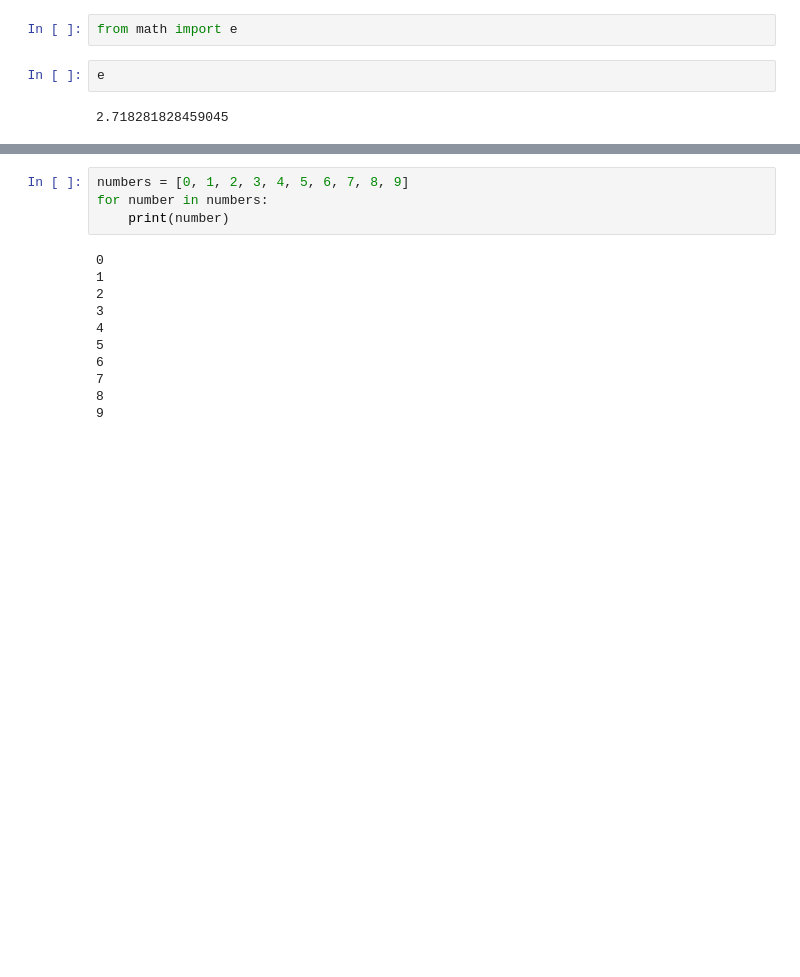
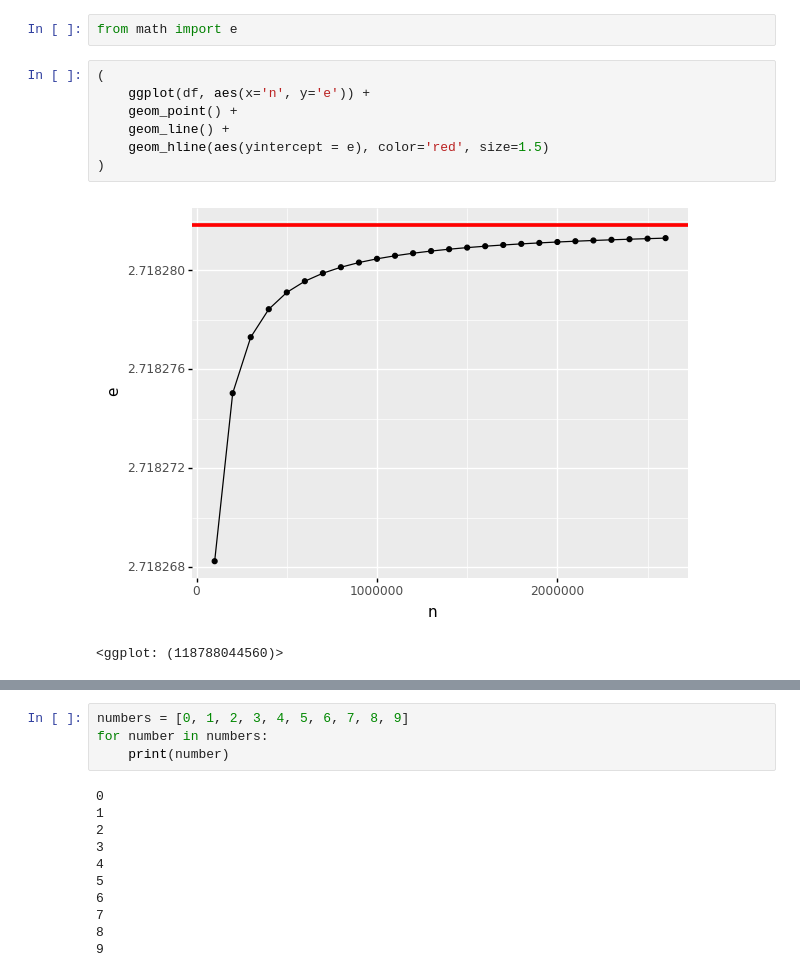
Before and after one commit to byaxb/DataMiningExperiments, a Jupyter notebook: ch02_python基础知识B.ipynb, the cells around one changed output, grey strips where cells are left out. Cells and saved outputs as stored; diff of their text form; blank space fills up the shorter version.

```diff
--- a/ch02_python基础知识B.ipynb
+++ b/ch02_python基础知识B.ipynb
@@ -211,6 +322,12 @@ plt.show()
 # %%
 from math import e
-# %%
-e
-# %% [output]
-2.718281828459045
+# %%
+(
+    ggplot(df, aes(x='n', y='e')) +
+    geom_point() +
+    geom_line() +
+    geom_hline(aes(yintercept = e), color='red', size=1.5)
+)
+# %% [output]
+[figure, added]
+<ggplot: (118788044560)>
```
Also changed, not shown: parts of 91 cells of this notebook, 6 other files.
